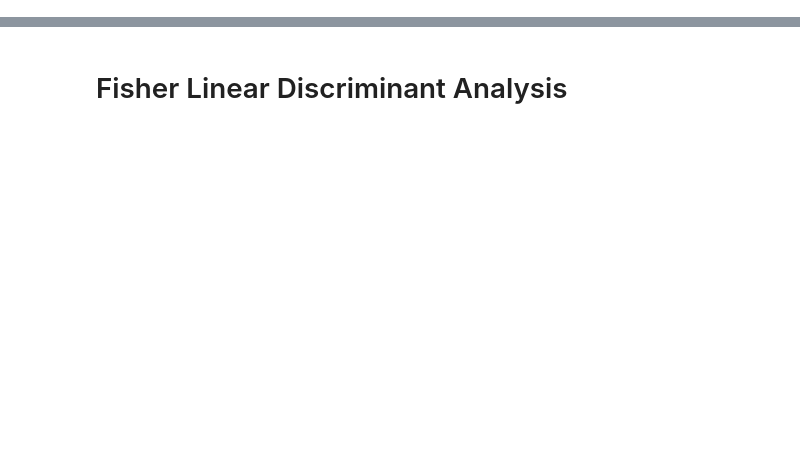
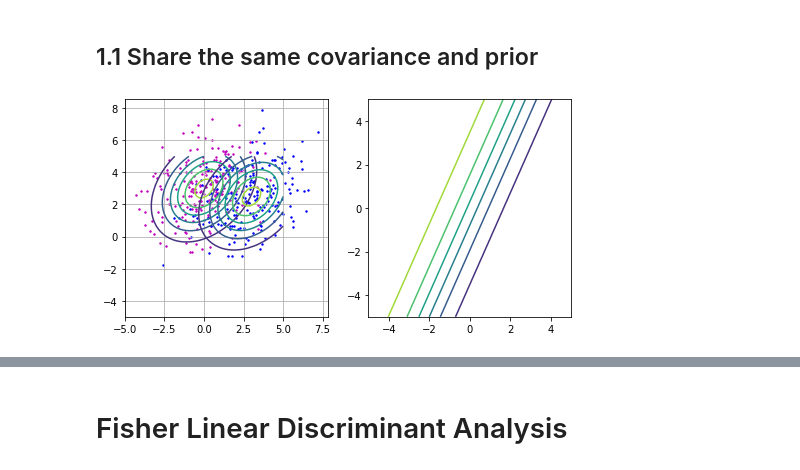
Before and after one commit to ixiaopan/DataScience, a Jupyter notebook: FML/05-GGM.ipynb, the cells around one changed output, grey strips where cells are left out. Drawn from its saved outputs; the diff is of its cells as text; code cells hidden in the pictures; blank space fills up the shorter version.

```diff
--- a/FML/05-GGM.ipynb
+++ b/FML/05-GGM.ipynb
@@ -9,0 +112,26 @@ from sklearn import datasets
+# %%
+m1 = np.array([0, 3])
+m2 = np.array([3, 2.5])
+# %% [markdown]
+## 1.1 Share the same covariance and prior
+# %%
+# share the same covariance and prior
+C2 = C1 = np.array([[3, 1], [1, 3]])
+P2 = P1 = 0.5
+
+
+# 1. draw Gaussian Sample
+fig, ax = plt.subplots(1, 2, figsize=(8, 4))
+drawContoursAndSample(C1, m1, C2, m2, ax[0])
+
+
+# 2. calculate posteriorPlot through Bayes' rules
+nx, ny = 50, 40
+Xp, Yp, Zp = posteriorPlot(nx, ny, m1, C1, m2, C2,  P1, P2)
+
+# 3. draw contour of posteriorPlot
+ax[1].contour(Xp, Yp, Zp)
+
+plt.show()
+# %% [output]
+[figure, added]
```
Also changed, not shown: parts of 24 cells of this notebook.
